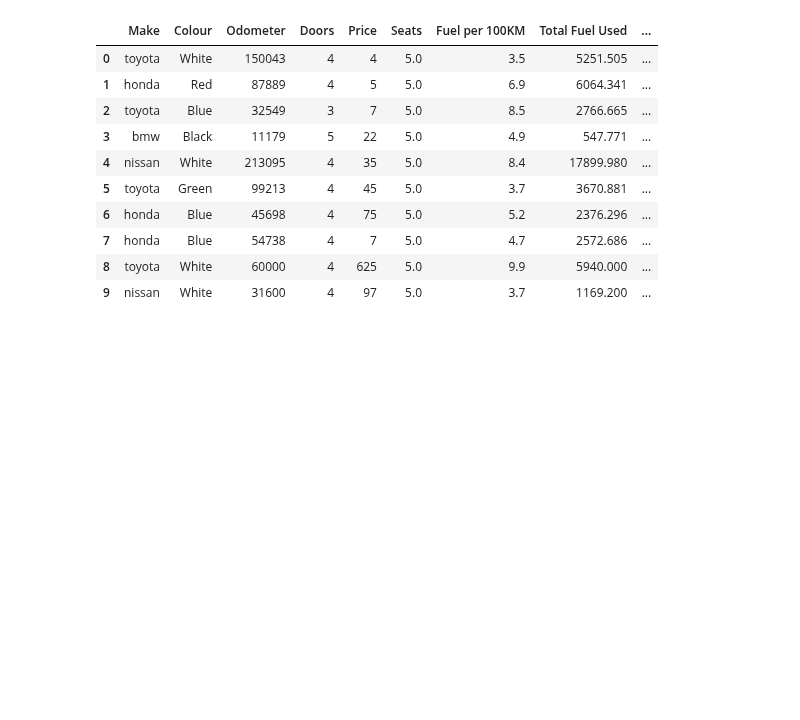
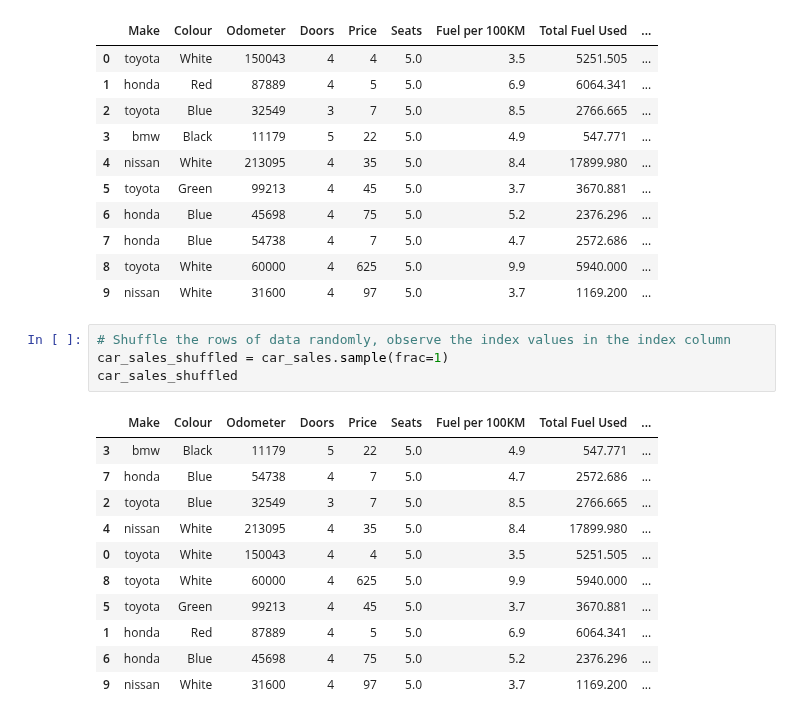
Before and after one commit to thewesternfront/Jupyter_Testintg_Jetbrains, a Jupyter notebook: introduction-to-pandas.ipynb, the cells around one changed output. Cells and saved outputs as stored; diff of their text form; blank space fills up the shorter version.

Commit message:
Car Sales - Viewing and Selecting Data  vid60

```diff
--- a/introduction-to-pandas.ipynb
+++ b/introduction-to-pandas.ipynb
@@ -611,3 +610,19 @@ car_sales
 | 7 | honda | Blue | 54738 | 4 | 7 | 5.0 | 4.7 | 2572.686 | ... |
 | 8 | toyota | White | 60000 | 4 | 625 | 5.0 | 9.9 | 5940.000 | ... |
 | 9 | nissan | White | 31600 | 4 | 97 | 5.0 | 3.7 | 1169.200 | ... |
+# %%
+# Shuffle the rows of data randomly, observe the index values in the index column
+car_sales_shuffled = car_sales.sample(frac=1)
+car_sales_shuffled
+# %% [output]
+|  | Make | Colour | Odometer | Doors | Price | Seats | Fuel per 100KM | Total Fuel Used | ... |
+| 3 | bmw | Black | 11179 | 5 | 22 | 5.0 | 4.9 | 547.771 | ... |
+| 7 | honda | Blue | 54738 | 4 | 7 | 5.0 | 4.7 | 2572.686 | ... |
+| 2 | toyota | Blue | 32549 | 3 | 7 | 5.0 | 8.5 | 2766.665 | ... |
+| 4 | nissan | White | 213095 | 4 | 35 | 5.0 | 8.4 | 17899.980 | ... |
+| 0 | toyota | White | 150043 | 4 | 4 | 5.0 | 3.5 | 5251.505 | ... |
+| 8 | toyota | White | 60000 | 4 | 625 | 5.0 | 9.9 | 5940.000 | ... |
+| 5 | toyota | Green | 99213 | 4 | 45 | 5.0 | 3.7 | 3670.881 | ... |
+| 1 | honda | Red | 87889 | 4 | 5 | 5.0 | 6.9 | 6064.341 | ... |
+| 6 | honda | Blue | 45698 | 4 | 75 | 5.0 | 5.2 | 2376.296 | ... |
+| 9 | nissan | White | 31600 | 4 | 97 | 5.0 | 3.7 | 1169.200 | ... |
```
Also changed, not shown: parts of 5 cells of this notebook.
